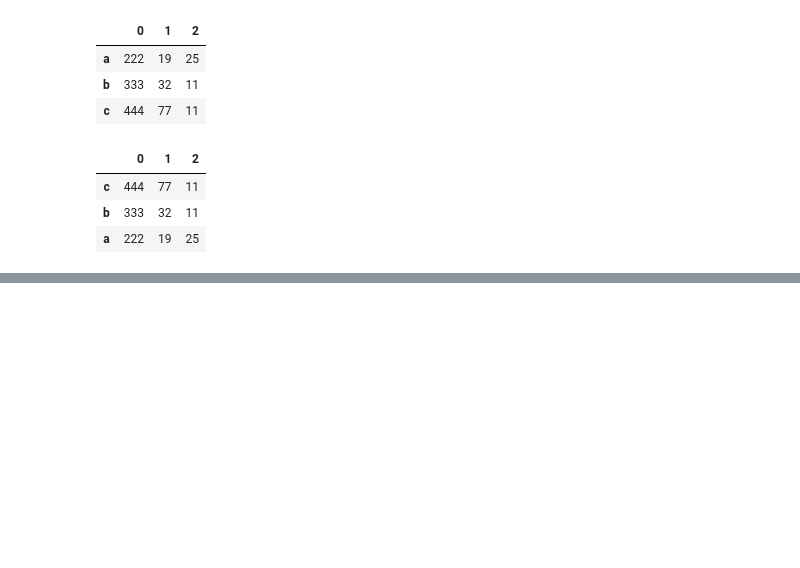
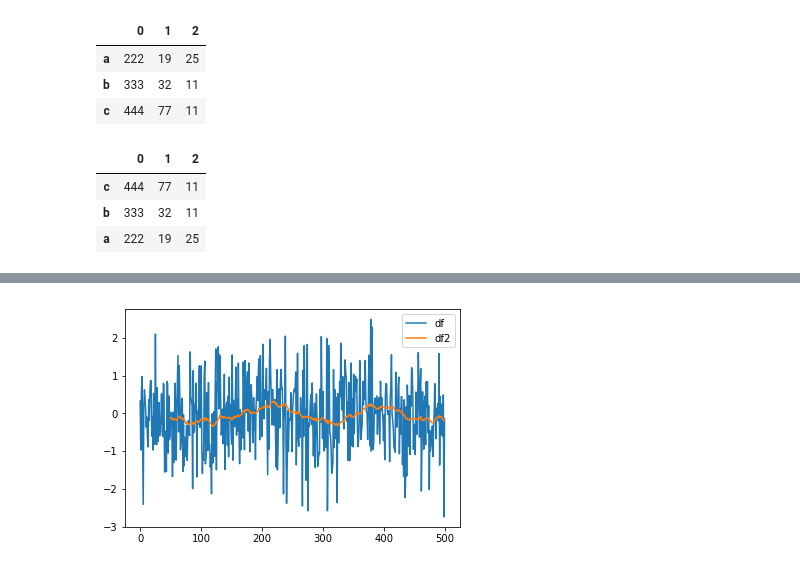
Before and after one commit to juebrauer/course_introduction_to_python, a Jupyter notebook: 06_pandas_datenstrukturen/pandas_datenstrukturen.ipynb, the cells around one changed output, grey strips where cells are left out. Cells and saved outputs as stored; diff of their text form; code cells hidden in the pictures; blank space fills up the shorter version.

Commit message:
Pandas: 1. groupby() exampled added, 2. rolling window example added

```diff
--- a/06_pandas_datenstrukturen/pandas_datenstrukturen.ipynb
+++ b/06_pandas_datenstrukturen/pandas_datenstrukturen.ipynb
@@ -1080,0 +1201,4 @@ df.sort_values(by=[2,1], ascending=[True,False])
+# %%
+df = pd.DataFrame( {"data1": np.random.randn(500)
+                   }
+                 )
@@ -1080,0 +1247,10 @@ df.sort_values(by=[2,1], ascending=[True,False])
+# %%
+df2 = df.rolling(50).mean()
+# %%
+import matplotlib.pyplot as plt
+plt.plot(df, label="df")
+plt.plot(df2, label="df2")
+plt.legend()
+plt.show()
+# %% [output]
+[figure, added]
```
Also changed, not shown: parts of 23 cells of this notebook.
